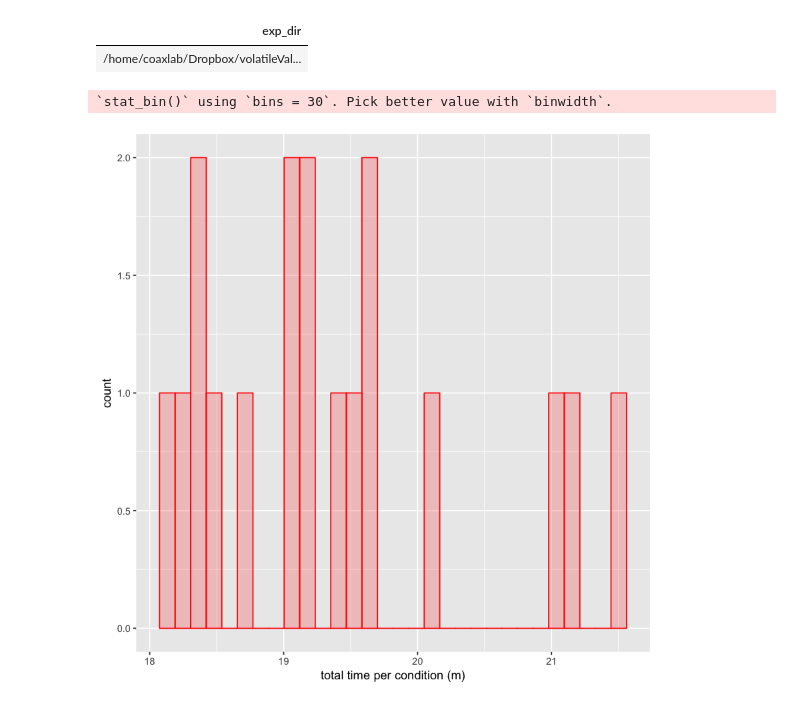
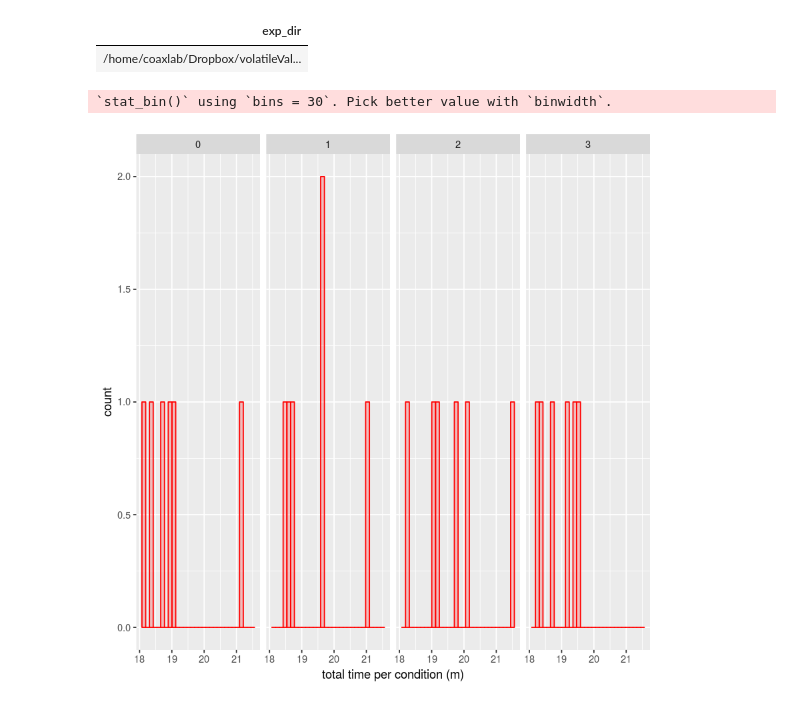
Before and after one commit to kalexandriabond/loki_0, a Jupyter notebook: simple_rt_experiment_probabilityC/analysis/metadata_check.ipynb, the cells around one changed output. Drawn from its saved outputs; the diff is of its cells as text; code cells hidden in the pictures.

```diff
--- a/simple_rt_experiment_probabilityC/analysis/metadata_check.ipynb
+++ b/simple_rt_experiment_probabilityC/analysis/metadata_check.ipynb
@@ -30,3 +37,6 @@ setwd(data_path)
 metadata <- files %>%
   map(read_csv,col_types = cols()) %>%
   reduce(rbind)
+# %%
+(condition = map(files, substr, start=10, stop=10))
+metadata$condition = as.numeric(condition)
@@ -33,6 +61,6 @@ metadata <- files %>%
 # %%
 (subject_number = map(files, substr, start=1, stop=4))
-metadata$subject_number = subject_number
+metadata$subject_number = as.numeric(subject_number)
 # %% [output]
 [[1]]
 [1] "0761"
@@ -78,8 +106,8 @@ break_time_plt <- ggplot(metadata, aes(break_time)) +
 refresh_time_plt <- ggplot(metadata, aes(window_refresh_time_avg_ms)) +
   geom_histogram(alpha=0.2,color='black',fill='black')
 # %%
-exp_time_plt + labs(x = "total time per condition (m)")
+exp_time_plt + labs(x = "total time per condition (m)") + facet_grid( . ~ condition)
 # %% [output]
 `stat_bin()` using `bins = 30`. Pick better value with `binwidth`.
-[figure, old version]
+[figure, new version]
 # %%
```
Also changed, not shown: parts of 9 cells of this notebook, 1 other file.
